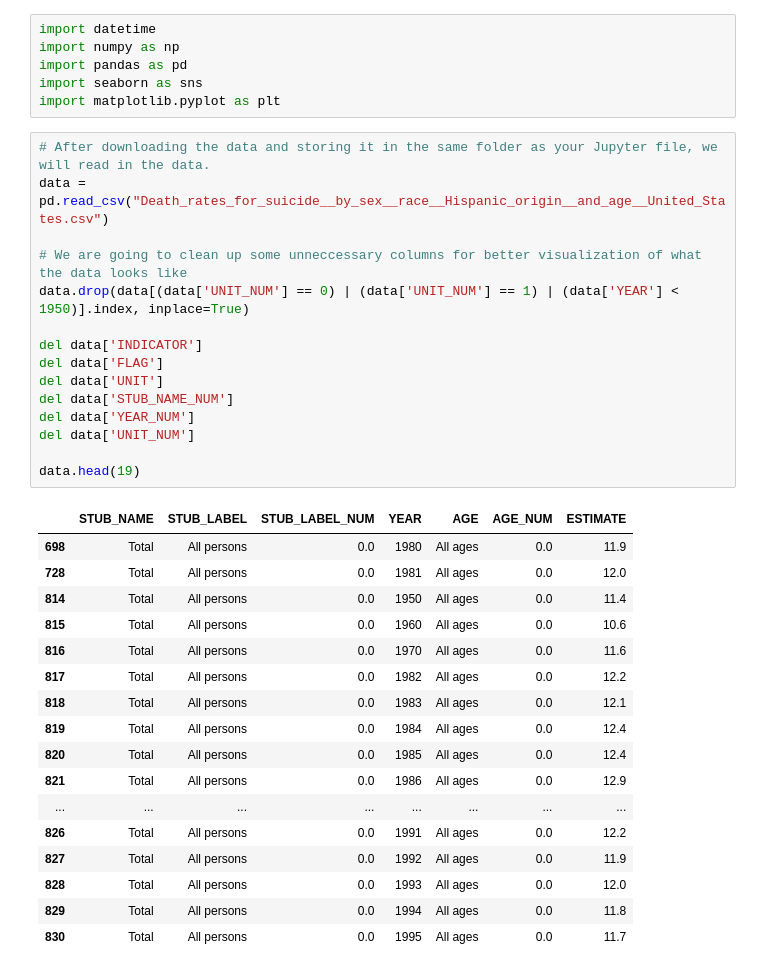
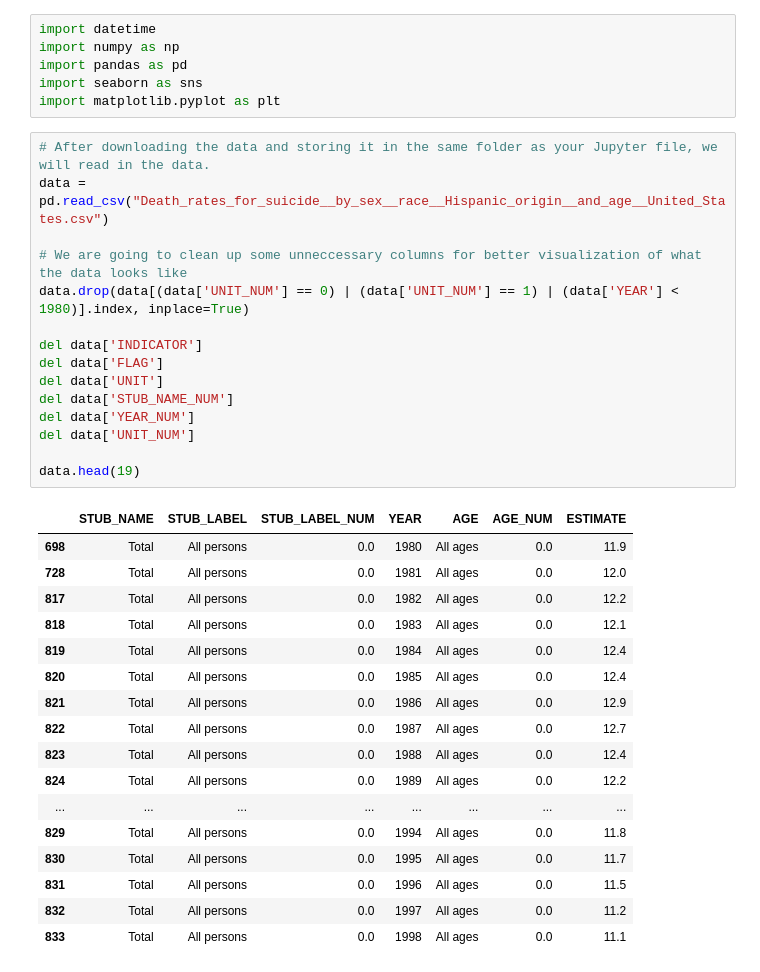
Before and after one commit to jaimelu/jaimelu.github.io, a Jupyter notebook: FinalProject.ipynb, the cells around one changed output. Cells and saved outputs as stored; diff of their text form.

```diff
--- a/FinalProject.ipynb
+++ b/FinalProject.ipynb
@@ -16,36 +7,36 @@ import matplotlib.pyplot as plt
 # %%
 # After downloading the data and storing it in the same folder as your Jupyter file, we will read in the data.
 data = pd.read_csv("Death_rates_for_suicide__by_sex__race__Hispanic_origin__and_age__United_States.csv")
 
 # We are going to clean up some unneccessary columns for better visualization of what the data looks like
-data.drop(data[(data['UNIT_NUM'] == 0) | (data['UNIT_NUM'] == 1) | (data['YEAR'] < 1950)].index, inplace=True)
+data.drop(data[(data['UNIT_NUM'] == 0) | (data['UNIT_NUM'] == 1) | (data['YEAR'] < 1980)].index, inplace=True)
 
 del data['INDICATOR']
 del data['FLAG']
 del data['UNIT']
 del data['STUB_NAME_NUM']
 del data['YEAR_NUM']
 del data['UNIT_NUM']
 
 data.head(19)
 # %% [output]
 |  | STUB_NAME | STUB_LABEL | STUB_LABEL_NUM | YEAR | AGE | AGE_NUM | ESTIMATE |
 | 698 | Total | All persons | 0.0 | 1980 | All ages | 0.0 | 11.9 |
 | 728 | Total | All persons | 0.0 | 1981 | All ages | 0.0 | 12.0 |
-| 814 | Total | All persons | 0.0 | 1950 | All ages | 0.0 | 11.4 |
-| 815 | Total | All persons | 0.0 | 1960 | All ages | 0.0 | 10.6 |
-| 816 | Total | All persons | 0.0 | 1970 | All ages | 0.0 | 11.6 |
 | 817 | Total | All persons | 0.0 | 1982 | All ages | 0.0 | 12.2 |
 | 818 | Total | All persons | 0.0 | 1983 | All ages | 0.0 | 12.1 |
 | 819 | Total | All persons | 0.0 | 1984 | All ages | 0.0 | 12.4 |
 | 820 | Total | All persons | 0.0 | 1985 | All ages | 0.0 | 12.4 |
 | 821 | Total | All persons | 0.0 | 1986 | All ages | 0.0 | 12.9 |
+| 822 | Total | All persons | 0.0 | 1987 | All ages | 0.0 | 12.7 |
+| 823 | Total | All persons | 0.0 | 1988 | All ages | 0.0 | 12.4 |
+| 824 | Total | All persons | 0.0 | 1989 | All ages | 0.0 | 12.2 |
 | ... | ... | ... | ... | ... | ... | ... | ... |
-| 826 | Total | All persons | 0.0 | 1991 | All ages | 0.0 | 12.2 |
-| 827 | Total | All persons | 0.0 | 1992 | All ages | 0.0 | 11.9 |
-| 828 | Total | All persons | 0.0 | 1993 | All ages | 0.0 | 12.0 |
 | 829 | Total | All persons | 0.0 | 1994 | All ages | 0.0 | 11.8 |
 | 830 | Total | All persons | 0.0 | 1995 | All ages | 0.0 | 11.7 |
+| 831 | Total | All persons | 0.0 | 1996 | All ages | 0.0 | 11.5 |
+| 832 | Total | All persons | 0.0 | 1997 | All ages | 0.0 | 11.2 |
+| 833 | Total | All persons | 0.0 | 1998 | All ages | 0.0 | 11.1 |
 # %%
 # Our first data visualization: Estimate vs Year for the 'All Persons' demographic category so we can get a general sense of the suicide rates
 all_persons_data = data[data['STUB_LABEL'] == 'All persons'].copy()
```
Also changed, not shown: parts of 13 cells of this notebook.
